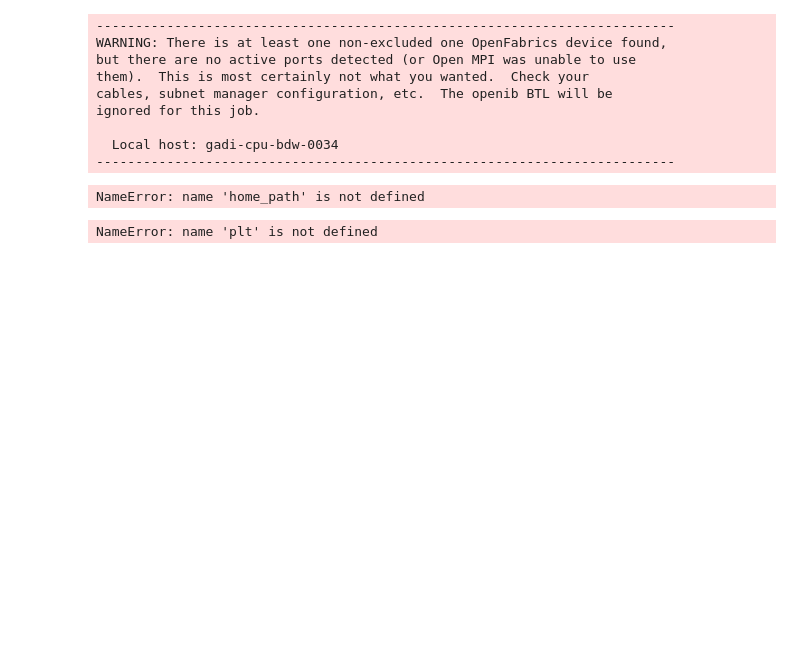
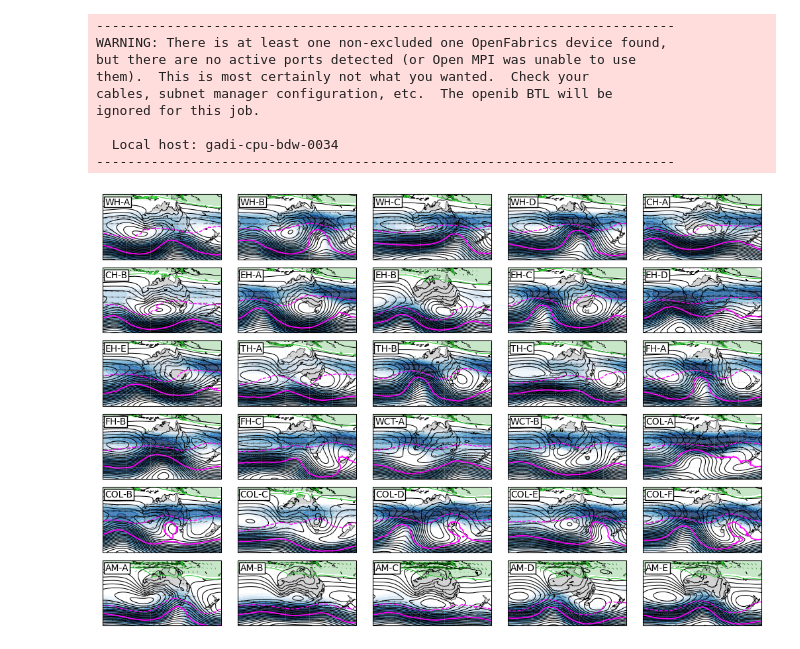
Before and after one commit to 21centuryweather/Australian-synoptic-weather-types, a Jupyter notebook: example_scripts/plot_composites_SWT.ipynb, the cells around one changed output. Drawn from its saved outputs; the diff is of its cells as text; code cells hidden in the pictures; blank space fills up the shorter version.

```diff
--- a/example_scripts/plot_composites_SWT.ipynb
+++ b/example_scripts/plot_composites_SWT.ipynb
@@ -66,13 +27,14 @@ ignored for this job.
   Local host: gadi-cpu-bdw-0034
 --------------------------------------------------------------------------
 # %%
+SWTpath='/home/565/mb0427/gdata-gb02/Australian_synoptic_weather_types/'
 #home_path='/home/565/mb0427/gdata-gb02/WeatherRegimes/weather-maps-australia/'
 #regfile=home_path+'cluster_data/clusters_030_850_1952-01_2023-12_12.nc'
 #regimes=xr.open_dataset(regfile)#.clusterID#sel(clusterID==1)
 #clusterIDs=regimes.clusterID
 #regimes=regimes.clusterSeries.sel(time=slice(datetime(1960,1,1),datetime(2024,1,1)))
 # %%
-with open(home_path+'SWT_fields/SWT_WR_definitions.pkl', 'rb') as fp:
+with open(SWTpath+'SWT_fields/SWT_WR_definitions.pkl', 'rb') as fp:
     SWTs = pickle.load(fp)
 
 l1 = [SWTs[i]["WR"] for i in SWTs]
@@ -89,15 +51,12 @@ for WR in WRs:
     for i in SWTs:
         if SWTs[i]["WR"]==WR:
             regime_clusters[WR].append(i)
-# %% [output]
-NameError: name 'home_path' is not defined
 # %%
 plot_extent=[80,180,-60,-5]
 figsize=(11,8)
 fig, axs = plt.subplots(6, 5, figsize=figsize, subplot_kw=dict(projection=ccrs.PlateCarree()))
 ax_list=axs.reshape(-1)
 
-inpath='/home/565/mb0427/gdata-gb02/WeatherRegimes/'
 for i,code in enumerate(SWTs):
     SWT=SWTs[code]
     WR=SWT["WR"]
@@ -105,7 +64,7 @@ for i,code in enumerate(SWTs):
     #innewname = fr"${WR}_{{{SWTcode}}}$"
     innewname = WR+"-"+SWTcode #fr"${WR}-{SWTcode}$"
     inname = "Cluster"+str(code)
-    infile=inpath+'Composite_ERA5_SWT_'+inname+'.nc'
+    infile=SWTpath+'example_data/'+'Composite_ERA5_SWT_'+inname+'.nc'
     dsMSL=xr.open_dataset(infile).msl
     dsPV315=xr.open_dataset(infile).pv315
     dsPV330=xr.open_dataset(infile).pv330
@@ -158,47 +117,34 @@ for i,code in enumerate(SWTs):
                  ujet300[::nvec,::nvec], vjet300[::nvec,::nvec],
                   scale=5,scale_units='xy',width=0.01,minshaft=2,# minlength=1,
                   transform=ccrs.PlateCarree(), alpha=0.5)
 
     c=ax.contour(dsPV330.longitude,dsPV330.latitude,dsPV330*1e6,
                      levels=[-2],colors='magenta',linewidths=1.0,linestyles='--',
                      transform=ccrs.PlateCarree())
     c=ax.contour(dsPV315.longitude,dsPV315.latitude,dsPV315*1e6,
                      levels=[-2],colors='magenta',linewidths=1.25,linestyles='-',
                      transform=ccrs.PlateCarree())
 
     label=ax.text(82,-11.5,innewname,ha='left',va='center',fontsize=10,
                           bbox=dict(boxstyle='square,pad=0.1', fc='white', ec='black'))
 
     gl = ax.gridlines(transform=ccrs.PlateCarree(), draw_labels=True,
                       linewidth=0.4, color='lightgrey', alpha=0.5, linestyle='--')
-    #xlocators=list(np.arange(-180,190,10))
-    #gl.xlocator = mticker.FixedLocator(xlocators)
     gl.xformatter = LONGITUDE_FORMATTER
     gl.yformatter = LATITUDE_FORMATTER
     gl.top_labels = False
     gl.right_labels = False
     gl.bottom_labels = False
     gl.left_labels = False
 
     #ax.set_title(innewname +' (Cluster '+str(code)+')', fontsize=10)
 
 fig.tight_layout(pad=0.4)
 fig.subplots_adjust(left=0.065, right=0.97, top=0.94, bottom=0.11, wspace=0.14)
 
-#fig.suptitle('Synoptics for Regimes\n'+
-#             'MSLP (black contours), 300hPa jet (blue shading and black quivers), moist margin (green shading)\n'+
-#             '850hPa tropical westerlies (green quivers), 315K -2 PVU (solid magenta) and 330K -2 PVU (dashed magenta)',
-#             fontsize=10)
-
-#ax_pos=[0.4,0.1,0.3,0.01]
-#cbar_ax = fig.add_axes(ax_pos)
-#cb=fig.colorbar(cf,orientation="horizontal", cax=cbar_ax)
-#cb.ax.tick_params(labelsize=8)
-#cb.set_label('Wind Speed [kt]', rotation=0, fontsize=8)
-
-outfile=home_path+'plots/Synoptics_SWT_ERA5.jpg'
-plt.savefig(outfile, dpi=600)
-crop(outfile,in_padding=50)
+#outfile=inpath+'plots/Synoptics_SWT_ERA5.jpg'
+#plt.savefig(outfile, dpi=600)
+#crop(outfile,in_padding=50)
 plt.show()
 # %% [output]
-NameError: name 'plt' is not defined
+[figure, added]
```
Also changed, not shown: parts of 3 cells of this notebook.
